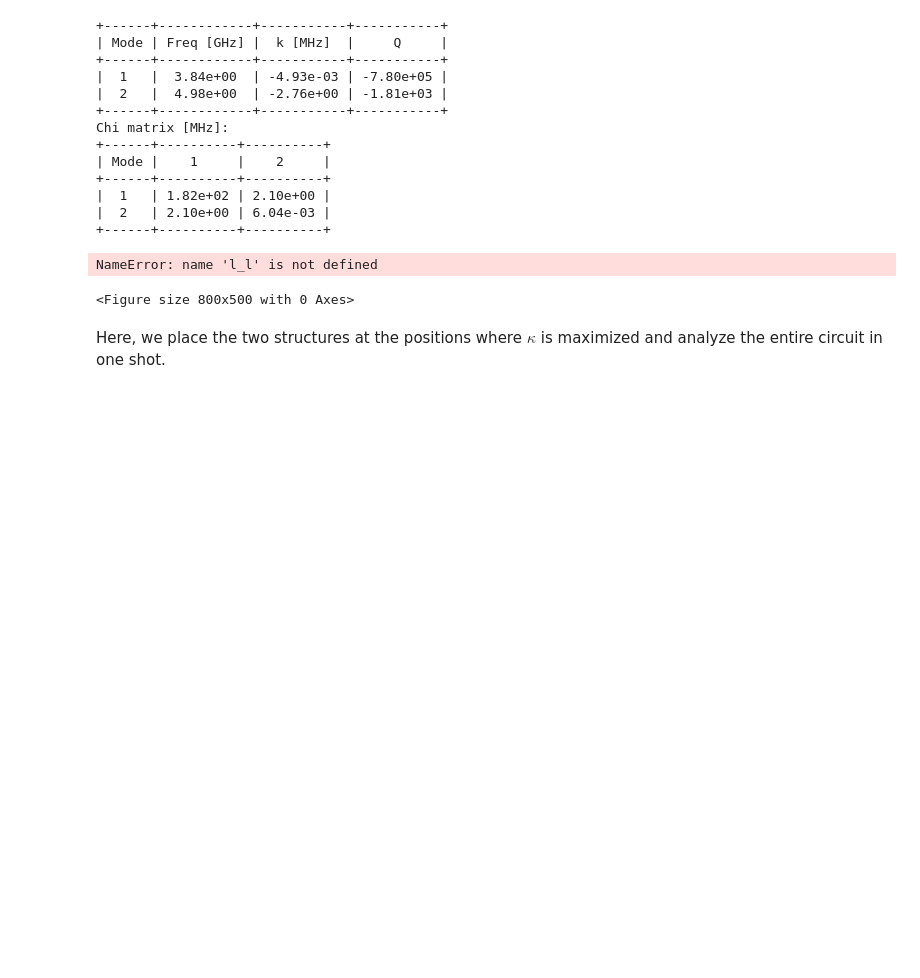
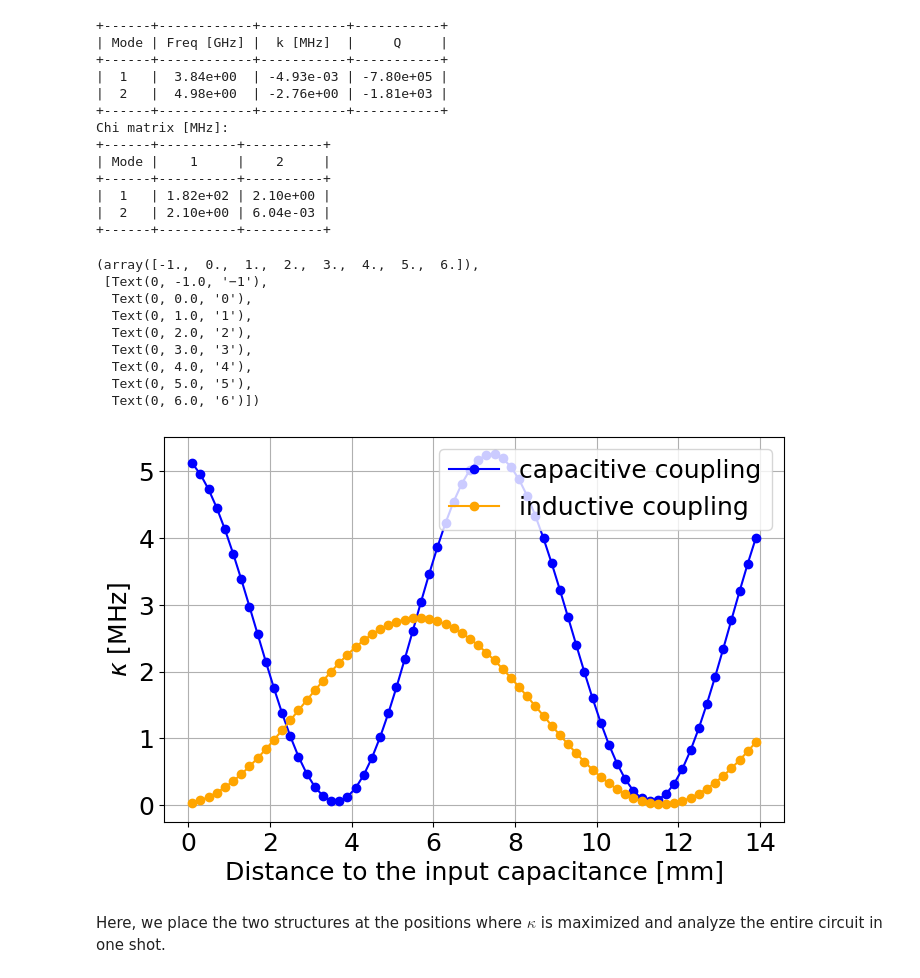
Before and after one commit to SimonaZaccaria/QuLTRA, a Jupyter notebook: tutorial/Coupling_qubits_to_feedline.ipynb, the cells around one changed output. Saved outputs shown, nothing was run; the diff lists cells and outputs as text; code cells hidden in the pictures; blank space fills up the shorter version.

Commit message:
changed text

```diff
--- a/tutorial/Coupling_qubits_to_feedline.ipynb
+++ b/tutorial/Coupling_qubits_to_feedline.ipynb
@@ -78,18 +80,26 @@ for li in l_l:
 # %%
 import matplotlib.pyplot as plt
 plt.figure(figsize=(8, 5))
 plt.plot(l_l, k1, 'o-', color='blue',label='capacitive coupling')
 plt.plot(l_l, k2, 'o-', color='orange',label='inductive coupling')
-plt.xlabel('Distance to the capacitance [mm]', fontsize=18)
+plt.xlabel('Distance to the input capacitance [mm]', fontsize=18)
 plt.ylabel('$\kappa$ [MHz]',fontsize=18)
 plt.grid(True)
 
 plt.legend(fontsize=18)
 plt.xticks(fontsize=18)
 plt.yticks(fontsize=18)
 # %% [output]
-NameError: name 'l_l' is not defined
+(array([-1.,  0.,  1.,  2.,  3.,  4.,  5.,  6.]),
+ [Text(0, -1.0, '−1'),
+  Text(0, 0.0, '0'),
+  Text(0, 1.0, '1'),
+  Text(0, 2.0, '2'),
+  Text(0, 3.0, '3'),
+  Text(0, 4.0, '4'),
+  Text(0, 5.0, '5'),
+  Text(0, 6.0, '6')])
-<Figure size 800x500 with 0 Axes>
+[figure, added]
 # %% [markdown]
 Here, we place the two structures at the positions where $\kappa$ is maximized and analyze the entire circuit in one shot.
 # %%
```
Also changed, not shown: parts of 1 cell of this notebook.
